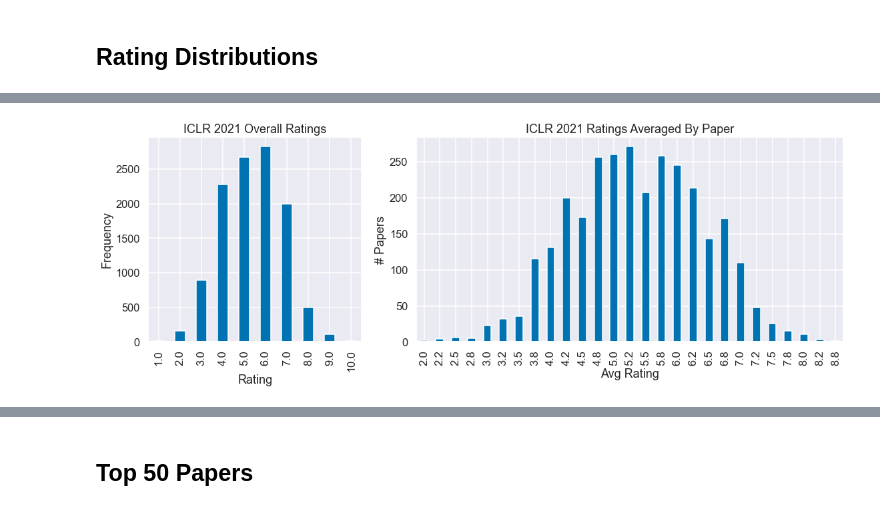
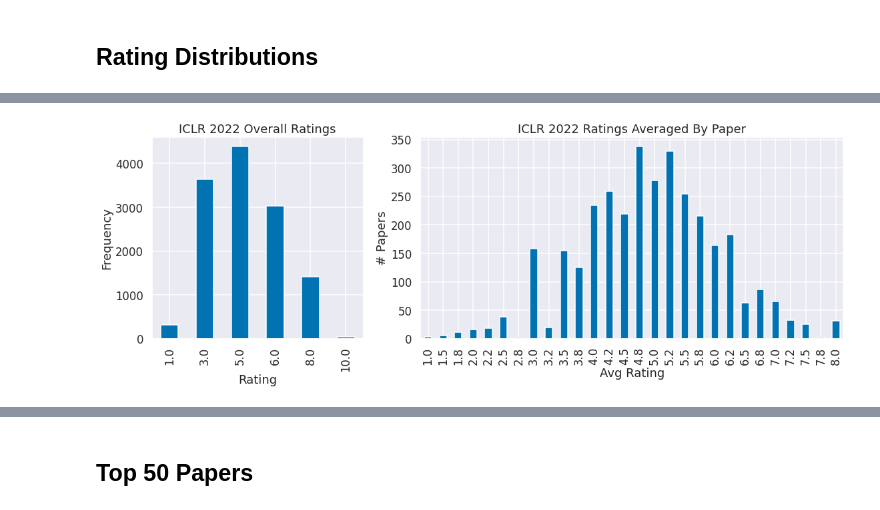
Before and after one commit to evanzd/ICLR2021-OpenReviewData, a Jupyter notebook: visualization.ipynb, the cells around one changed output, grey strips where cells are left out. Drawn from its saved outputs; the diff is of its cells as text; code cells hidden in the pictures.

```diff
--- a/visualization.ipynb
+++ b/visualization.ipynb
@@ -74,13 +74,13 @@ ratings.head()
 # %%
 fig, axes = plt.subplots(1, 2, figsize=(16, 6), gridspec_kw={'width_ratios': [1, 2]})
 ratings.iloc[:, :-1].stack().value_counts().sort_index().plot.bar(
-    ax=axes[0], title='ICLR 2021 Overall Ratings', xlabel='Rating', ylabel='Frequency')
+    ax=axes[0], title='ICLR 2022 Overall Ratings', xlabel='Rating', ylabel='Frequency')
 ratings.iloc[:, :-1].mean(axis=1).mul(4).round().div(4).round(1).value_counts().sort_index().plot.bar(
-    ax=axes[1], title='ICLR 2021 Ratings Averaged By Paper', xlabel='Avg Rating', ylabel='# Papers')
+    ax=axes[1], title='ICLR 2022 Ratings Averaged By Paper', xlabel='Avg Rating', ylabel='# Papers')
 plt.tight_layout()
 plt.savefig('asset/ratings_dist.png', dpi=300, bbox_inches='tight')
 # %% [output]
-[figure, old version]
+[figure, new version]
 # %%
 data = {}
 for keywords, rating in zip(df.keywords, ratings.iloc[:, :-1].mean(axis=1)):
```
Also changed, not shown: parts of 7 cells of this notebook, 11 other files.
